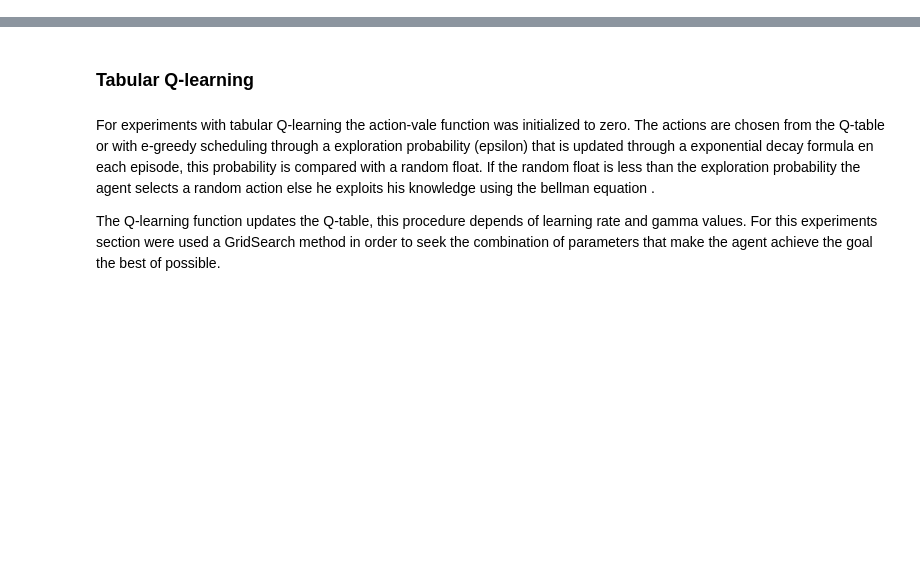
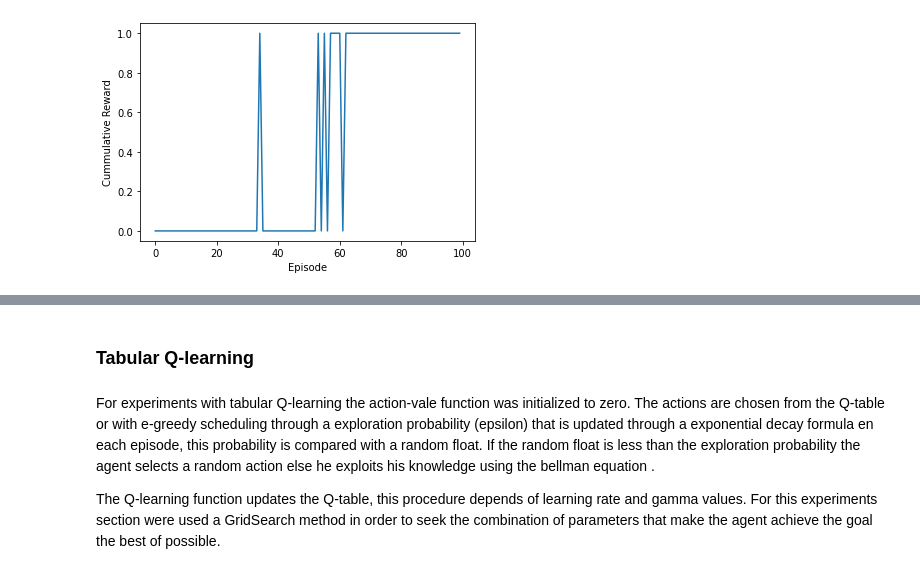
Before and after one commit to thurbridi/mo436-project-1, a Jupyter notebook: notebooks/project_1.ipynb, the cells around one changed output, grey strips where cells are left out. Drawn from its saved outputs; the diff is of its cells as text; code cells hidden in the pictures; blank space fills up the shorter version.

```diff
--- a/notebooks/project_1.ipynb
+++ b/notebooks/project_1.ipynb
@@ -5,0 +84,4 @@ sys.path.insert(0, '../src')
+# %%
+Q, env = train_tabular(stochastic=False, episodes=100, gamma=0.9, n0=1)
+# %% [output]
+[figure, added]
```
Also changed, not shown: parts of 52 cells of this notebook, 1 other file.
